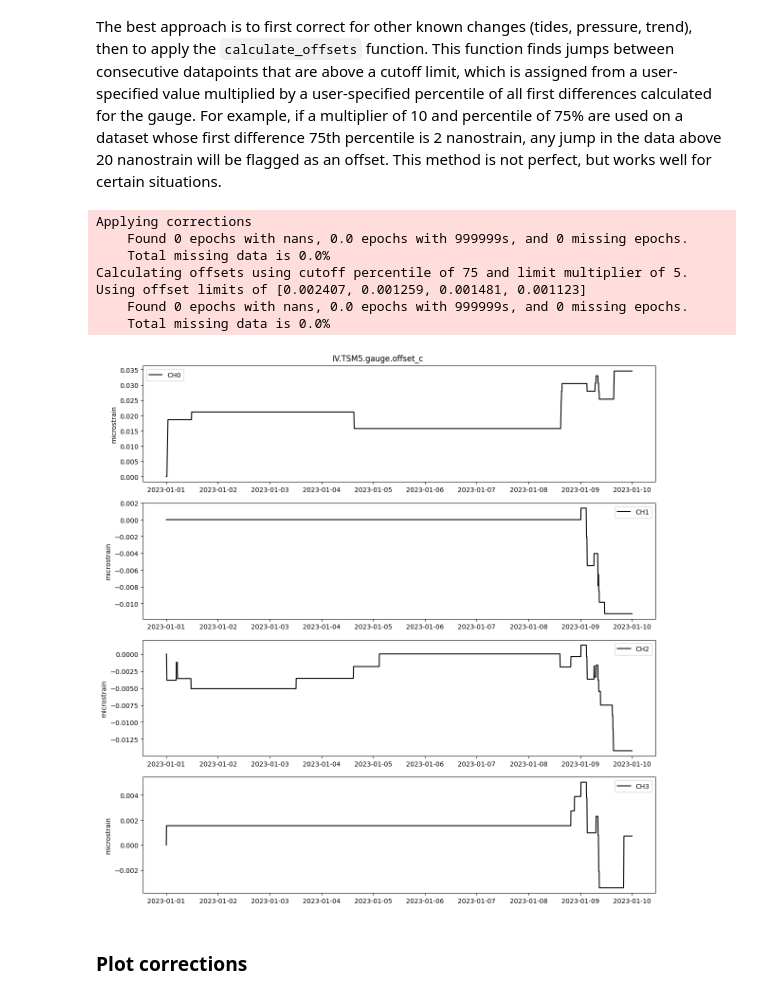
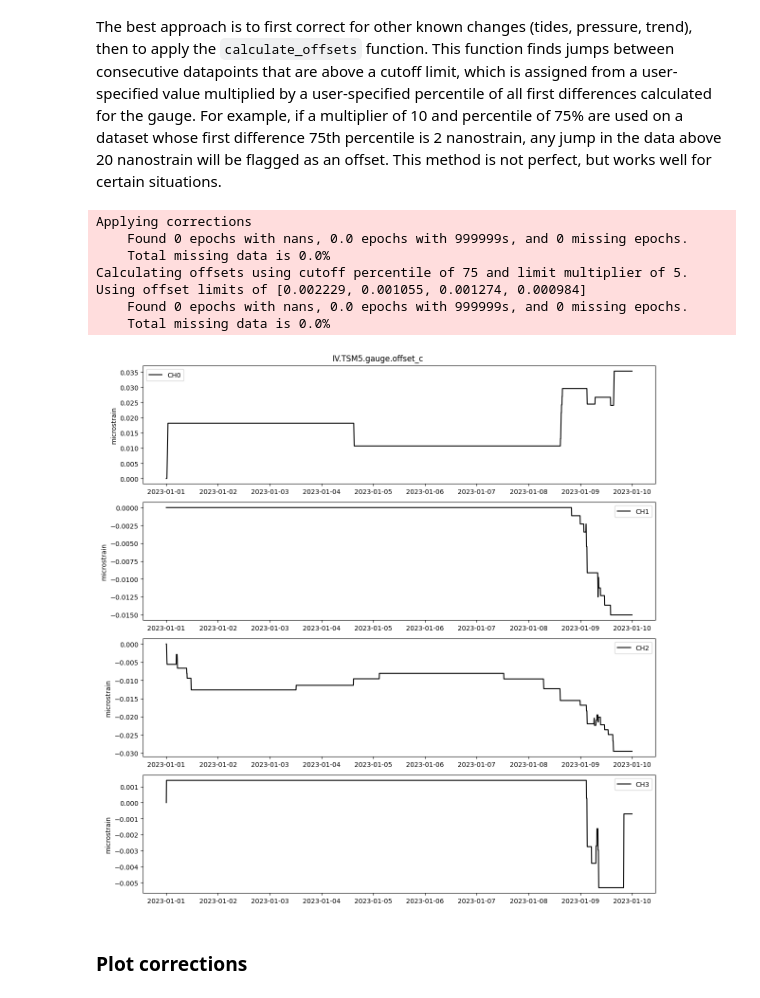
Before and after one commit to EarthScope/earthscopestraintools, a Jupyter notebook: docs/source/notebooks/level2.ipynb, the cells around one changed output. Cells and saved outputs as stored; diff of their text form; code cells hidden in the pictures.

```diff
--- a/docs/source/notebooks/level2.ipynb
+++ b/docs/source/notebooks/level2.ipynb
@@ -229,18 +229,18 @@ Offsets in this section are automatically detected via a simple first differenci
 # %%
 # Calculate offset correction on data that has been corrected for tides, trend, and pressure
 name = f"{network}.{station}.gauge.offset_c"
-pre_offset_corrected = gauge_microstrain.apply_corrections([tide_c,trend_c]) #, atmp_c])
+pre_offset_corrected = gauge_microstrain.apply_corrections([tide_c,trend_c,atmp_c])
 offset_c = pre_offset_corrected.calculate_offsets(limit_multiplier=5,cutoff_percentile=75,name=name)
 offset_c.plot()
 # %% [output]
 Applying corrections
     Found 0 epochs with nans, 0.0 epochs with 999999s, and 0 missing epochs.
     Total missing data is 0.0%
 Calculating offsets using cutoff percentile of 75 and limit multiplier of 5.
-Using offset limits of [0.002407, 0.001259, 0.001481, 0.001123]
+Using offset limits of [0.002229, 0.001055, 0.001274, 0.000984]
     Found 0 epochs with nans, 0.0 epochs with 999999s, and 0 missing epochs.
     Total missing data is 0.0%
-[figure, old version]
+[figure, new version]
 # %% [markdown]
 ### Plot corrections
 # %%
```
Also changed, not shown: parts of 1 cell of this notebook.
